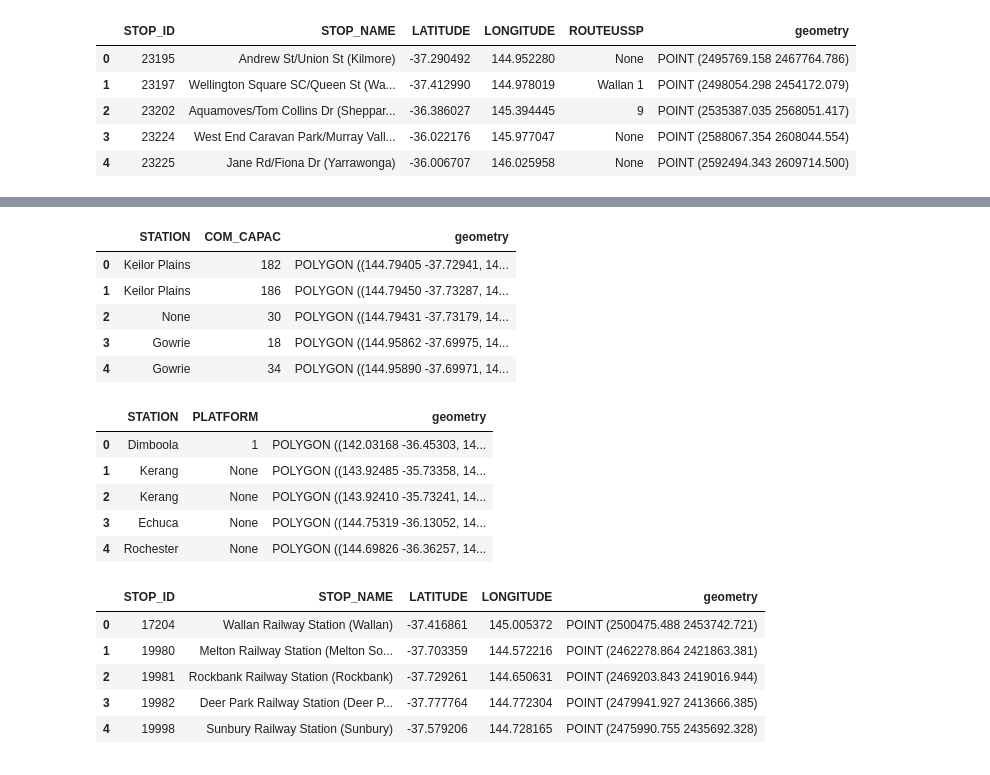
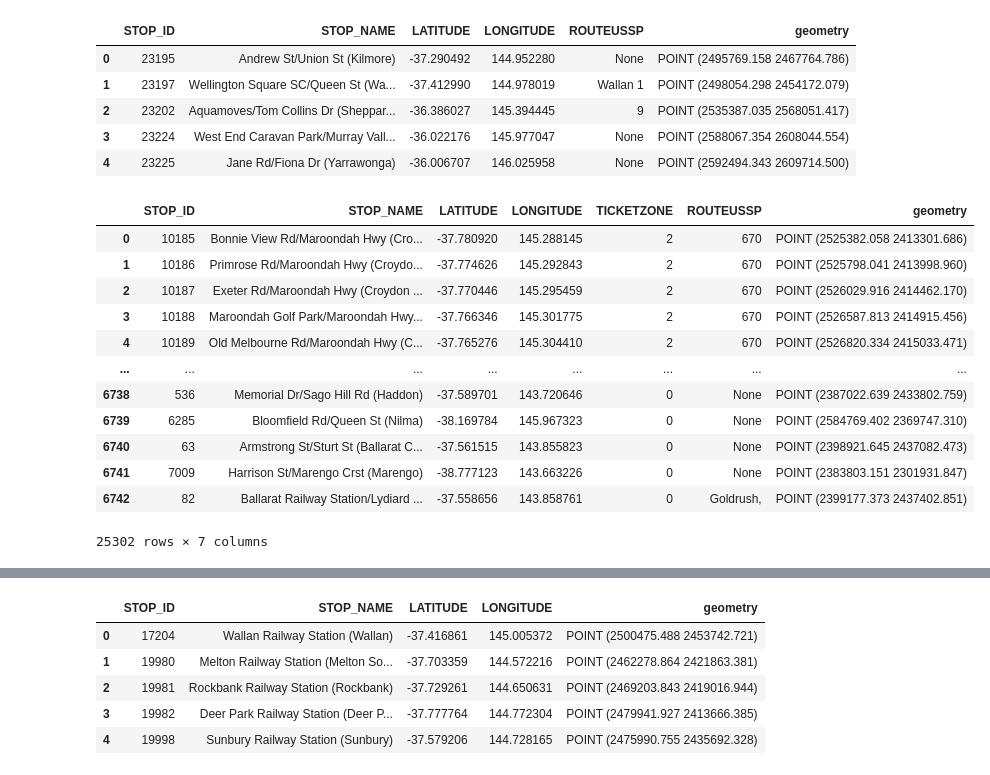
Before and after one commit to MAST30034-Applied-Data-Science/generic-real-estate-consulting-project-group-32, a Jupyter notebook: notebooks/publictransport.ipynb, the cells around one changed output, grey strips where cells are left out. Cells and saved outputs as stored; diff of their text form; code cells hidden in the pictures.

Commit message:
public transport proximity

```diff
--- a/notebooks/publictransport.ipynb
+++ b/notebooks/publictransport.ipynb
@@ -46,6 +47,29 @@ regbusstop_df.head(5)
 | 2 | 23202 | Aquamoves/Tom Collins Dr (Sheppar... | -36.386027 | 145.394445 | 9 | POINT (2535387.035 2568051.417) |
 | 3 | 23224 | West End Caravan Park/Murray Vall... | -36.022176 | 145.977047 | None | POINT (2588067.354 2608044.554) |
 | 4 | 23225 | Jane Rd/Fiona Dr (Yarrawonga) | -36.006707 | 146.025958 | None | POINT (2592494.343 2609714.500) |
+# %%
+#merge metro and regional bus stop df.
+#adding ticket zone to the regional bus stop df.
+#0 means no ticket zone.
+regbusstop_df['TICKETZONE'] = 0
+#regbusstop_df = regbusstop_df[['STOP_ID', 'STOP_NAME', 'LATITUDE', 'LONGITUDE', 'TICKETZONE','ROUTEUSSP']]
+regbusstop_df
+fulll_bustop = pd.concat([bus_stopdf, regbusstop_df])
+fulll_bustop
+# %% [output]
+|  | STOP_ID | STOP_NAME | LATITUDE | LONGITUDE | TICKETZONE | ROUTEUSSP | geometry |
+| 0 | 10185 | Bonnie View Rd/Maroondah Hwy (Cro... | -37.780920 | 145.288145 | 2 | 670 | POINT (2525382.058 2413301.686) |
+| 1 | 10186 | Primrose Rd/Maroondah Hwy (Croydo... | -37.774626 | 145.292843 | 2 | 670 | POINT (2525798.041 2413998.960) |
+| 2 | 10187 | Exeter Rd/Maroondah Hwy (Croydon ... | -37.770446 | 145.295459 | 2 | 670 | POINT (2526029.916 2414462.170) |
+| 3 | 10188 | Maroondah Golf Park/Maroondah Hwy... | -37.766346 | 145.301775 | 2 | 670 | POINT (2526587.813 2414915.456) |
+| 4 | 10189 | Old Melbourne Rd/Maroondah Hwy (C... | -37.765276 | 145.304410 | 2 | 670 | POINT (2526820.334 2415033.471) |
+| ... | ... | ... | ... | ... | ... | ... | ... |
+| 6738 | 536 | Memorial Dr/Sago Hill Rd (Haddon) | -37.589701 | 143.720646 | 0 | None | POINT (2387022.639 2433802.759) |
+| 6739 | 6285 | Bloomfield Rd/Queen St (Nilma) | -38.169784 | 145.967323 | 0 | None | POINT (2584769.402 2369747.310) |
+| 6740 | 63 | Armstrong St/Sturt St (Ballarat C... | -37.561515 | 143.855823 | 0 | None | POINT (2398921.645 2437082.473) |
+| 6741 | 7009 | Harrison St/Marengo Crst (Marengo) | -38.777123 | 143.663226 | 0 | None | POINT (2383803.151 2301931.847) |
+| 6742 | 82 | Ballarat Railway Station/Lydiard ... | -37.558656 | 143.858761 | 0 | Goldrush, | POINT (2399177.373 2437402.851) |
+25302 rows × 7 columns
 # %%
 #Train station
 trainst_df = gpd.read_file('../data/raw/PUBLIC_TRANSPORT/PTV_METRO_TRAIN_STATION.shp')
@@ -59,34 +83,6 @@ trainst_df.head(5)
 | 2 | 19972 | Macaulay Railway Station (North M... | -37.794267 | 144.936166 | 1 | Upfield | POINT (2494377.988 2411856.883) |
 | 3 | 19973 | North Melbourne Railway Station (... | -37.807419 | 144.942570 | 1 | Flemington,Sunbury,Upfield,Werrib... | POINT (2494942.888 2410397.549) |
 | 4 | 19974 | Clifton Hill Railway Station (Cli... | -37.788657 | 144.995417 | 1 | Mernda,Hurstbridge | POINT (2499596.328 2412481.387) |
-# %%
-#Train car park
-
-train_carpark = gpd.read_file('../data/raw/PUBLIC_TRANSPORT/PTV_TRAIN_CARPARK.shp')
-train_carpark['geometry'] = train_carpark['geometry'].to_crs("+proj=longlat +ellps=WGS84 +datum=WGS84 +no_defs")
-train_carpark.head(5)
-#train_carpark.to_csv('../data/curated/train_carpark.csv', index = False)
-# %% [output]
-|  | STATION | COM_CAPAC | geometry |
-| 0 | Keilor Plains | 182 | POLYGON ((144.79405 -37.72941, 14... |
-| 1 | Keilor Plains | 186 | POLYGON ((144.79450 -37.73287, 14... |
-| 2 | None | 30 | POLYGON ((144.79431 -37.73179, 14... |
-| 3 | Gowrie | 18 | POLYGON ((144.95862 -37.69975, 14... |
-| 4 | Gowrie | 34 | POLYGON ((144.95890 -37.69971, 14... |
-# %%
-#Train station platform
-trainst_plat = gpd.read_file('../data/raw/PUBLIC_TRANSPORT/PTV_TRAIN_STATION_PLATFORM.shp')
-trainst_plat['geometry'] = trainst_plat['geometry'].to_crs("+proj=longlat +ellps=WGS84 +datum=WGS84 +no_defs")
-trainst_plat.head(5)
-
-#train_plat.to_csv('../data/curated/train_carpark.csv', index = False)
-# %% [output]
-|  | STATION | PLATFORM | geometry |
-| 0 | Dimboola | 1 | POLYGON ((142.03168 -36.45303, 14... |
-| 1 | Kerang | None | POLYGON ((143.92485 -35.73358, 14... |
-| 2 | Kerang | None | POLYGON ((143.92410 -35.73241, 14... |
-| 3 | Echuca | None | POLYGON ((144.75319 -36.13052, 14... |
-| 4 | Rochester | None | POLYGON ((144.69826 -36.36257, 14... |
 # %%
 #regional train station.
 regtrainst_df = gpd.read_file('../data/raw/PUBLIC_TRANSPORT/PTV_REGIONAL_TRAIN_STATION.shp')
```
Also changed, not shown: parts of 8 cells of this notebook.
